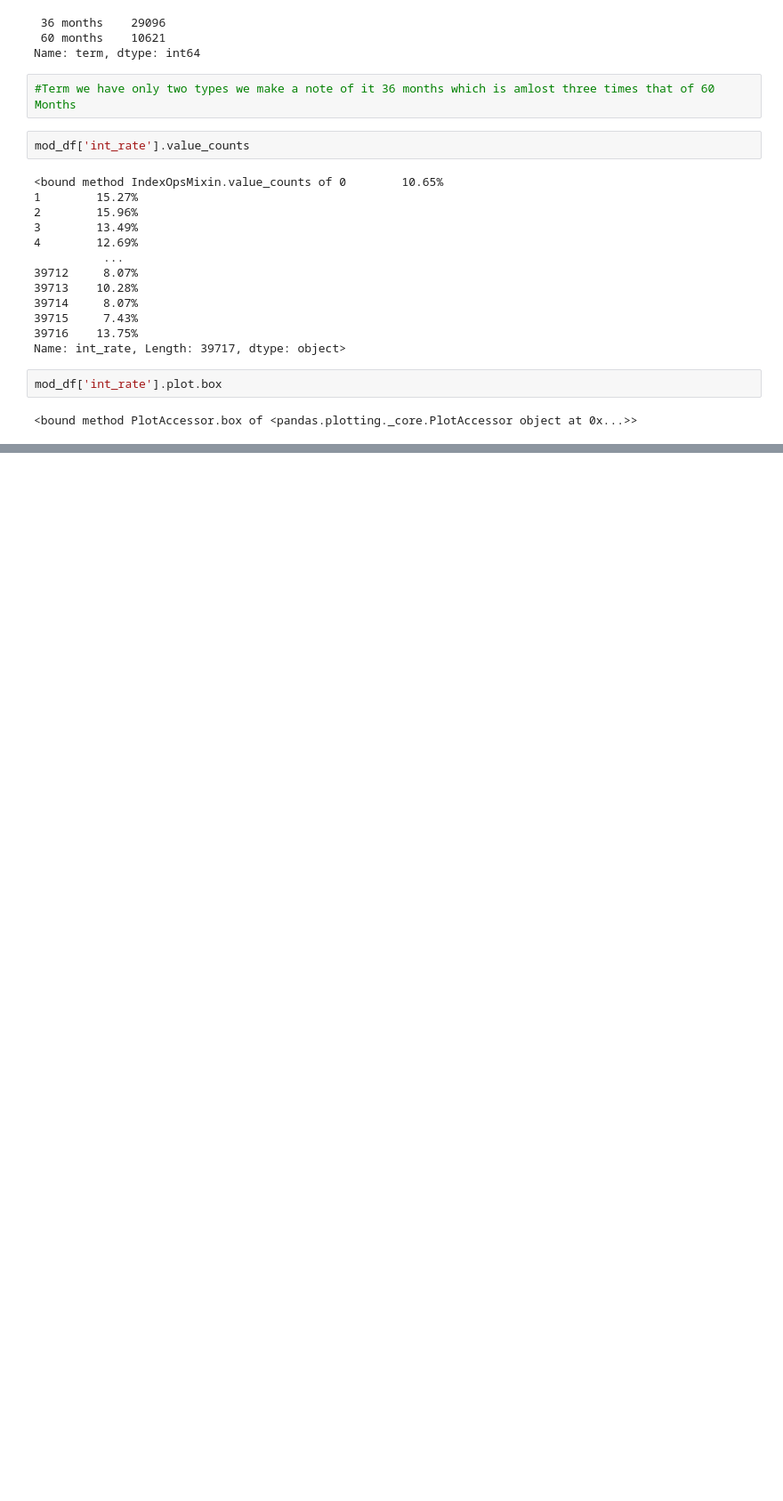
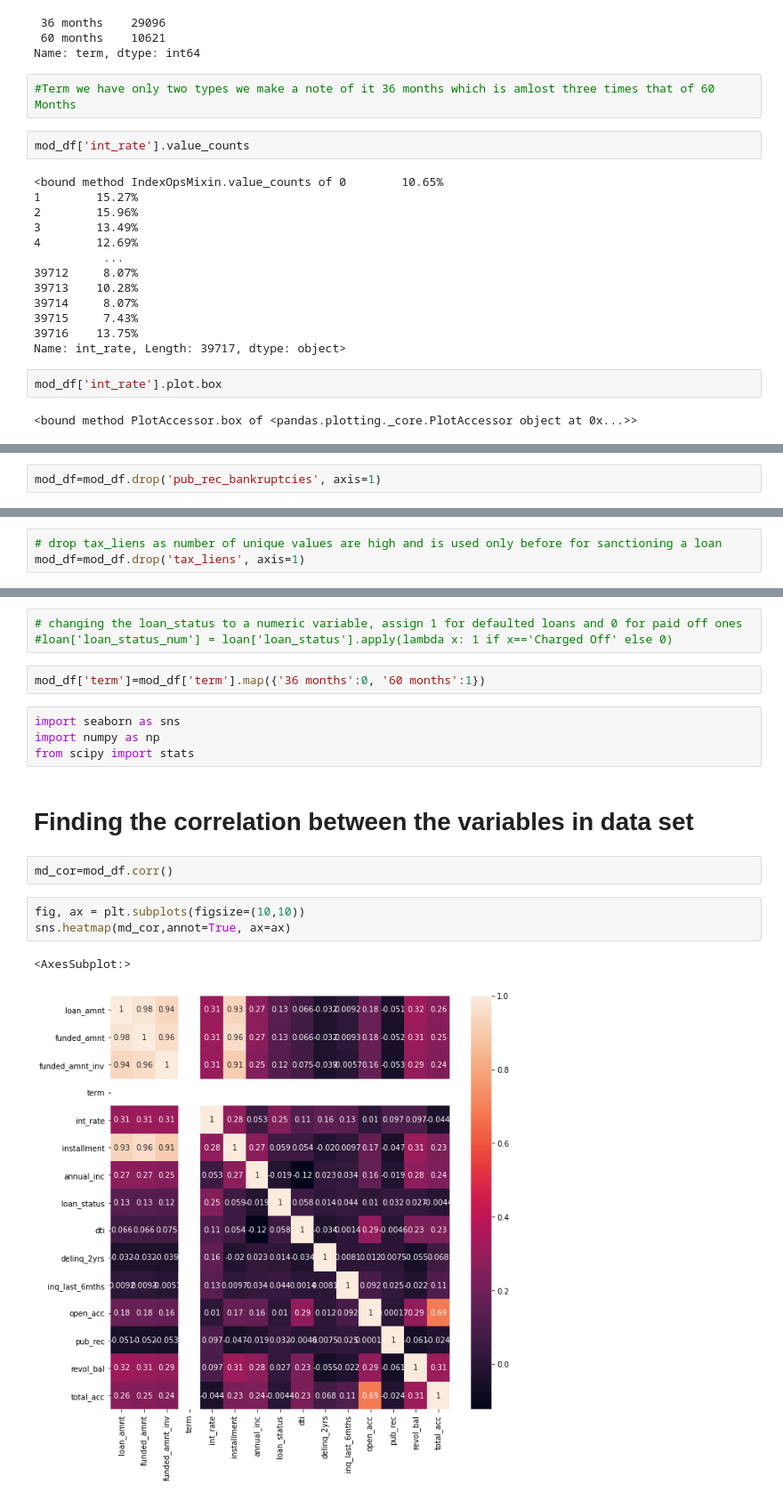
Before and after one commit to deepakkalarikkal/LendingClub, a Jupyter notebook: LendingClubCaseStudy.ipynb, the cells around one changed output, grey strips where cells are left out. Shown at 89% size. Cells and saved outputs as stored; diff of their text form; blank space fills up the shorter version.

Commit message:
data cleaning and univariate analysis in progress 8/02

```diff
--- a/LendingClubCaseStudy.ipynb
+++ b/LendingClubCaseStudy.ipynb
@@ -333,0 +677,2 @@ mod_df['int_rate'].plot.box
+# %%
+mod_df=mod_df.drop('pub_rec_bankruptcies', axis=1)
@@ -333,0 +700,3 @@ mod_df['int_rate'].plot.box
+# %%
+# drop tax_liens as number of unique values are high and is used only before for sanctioning a loan
+mod_df=mod_df.drop('tax_liens', axis=1)
@@ -333,0 +739,19 @@ mod_df['int_rate'].plot.box
+# %%
+# changing the loan_status to a numeric variable, assign 1 for defaulted loans and 0 for paid off ones
+#loan['loan_status_num'] = loan['loan_status'].apply(lambda x: 1 if x=='Charged Off' else 0)
+# %%
+mod_df['term']=mod_df['term'].map({'36 months':0, '60 months':1})
+# %%
+import seaborn as sns
+import numpy as np
+from scipy import stats
+# %% [markdown]
+# Finding the correlation between the variables in data set
+# %%
+md_cor=mod_df.corr()
+# %%
+fig, ax = plt.subplots(figsize=(10,10))
+sns.heatmap(md_cor,annot=True, ax=ax)
+# %% [output]
+<AxesSubplot:>
+[figure, added]
```
Also changed, not shown: parts of 174 cells of this notebook.
